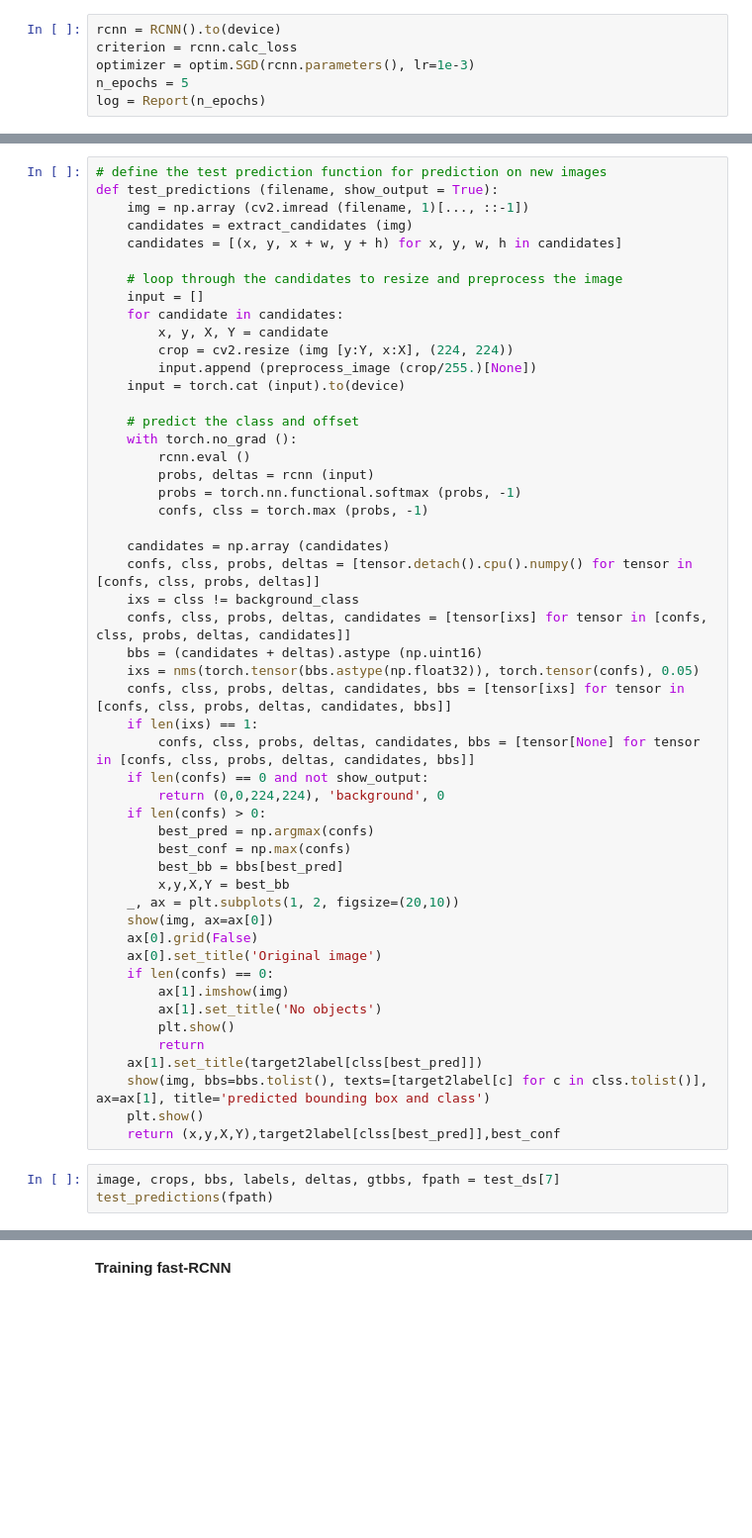
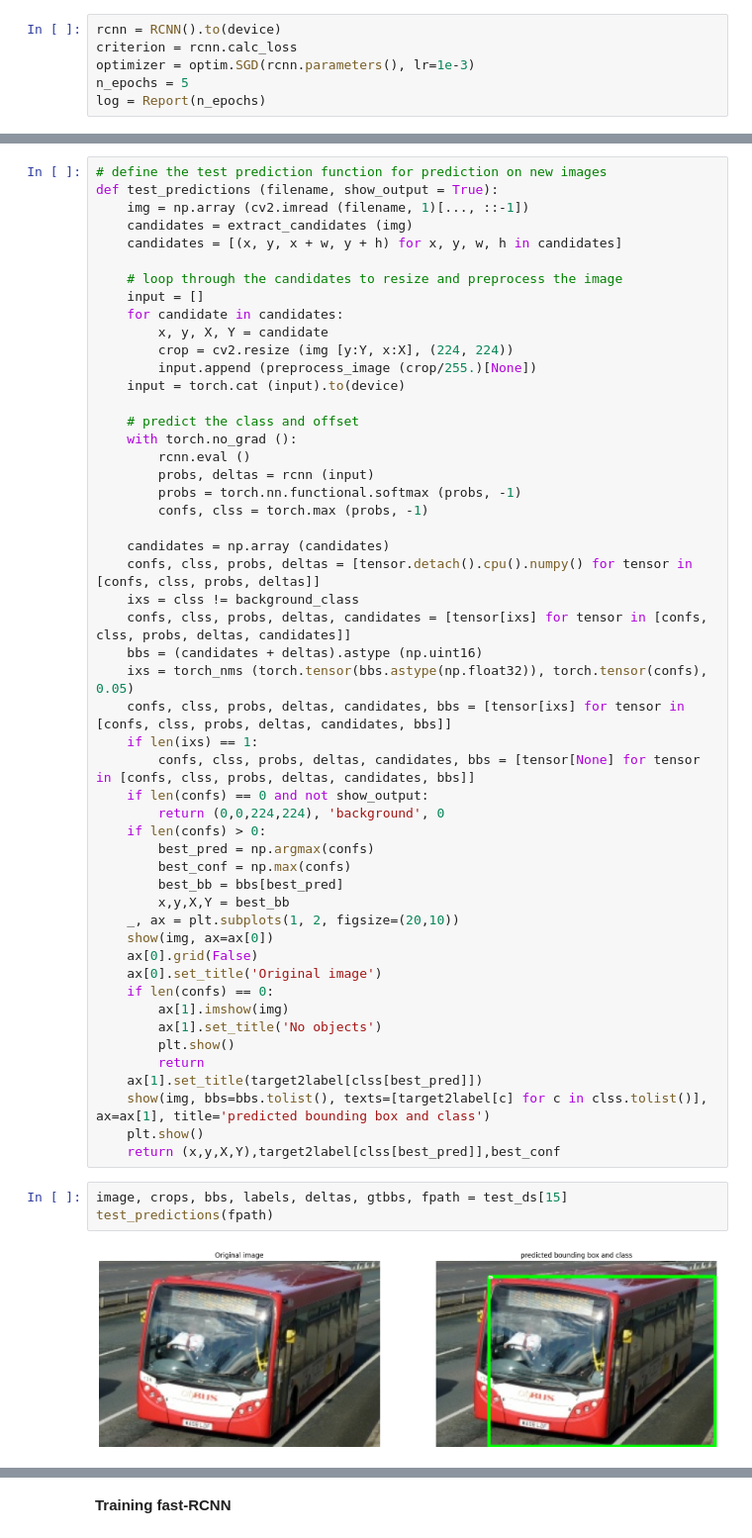
Before and after one commit to AleksandrMorozov123/Computer-vision-with-TensorFlow-Keras-and-OpenCV, a Jupyter notebook: object-detection-models-in-cv.ipynb, the cells around one changed output, grey strips where cells are left out. Shown at 99% size. Saved outputs shown, nothing was run; the diff lists cells and outputs as text; blank space fills up the shorter version.

```diff
--- a/object-detection-models-in-cv.ipynb
+++ b/object-detection-models-in-cv.ipynb
@@ -379,7 +378,7 @@ def test_predictions (filename, show_output = True):
     ixs = clss != background_class
     confs, clss, probs, deltas, candidates = [tensor[ixs] for tensor in [confs, clss, probs, deltas, candidates]]
     bbs = (candidates + deltas).astype (np.uint16)
-    ixs = nms(torch.tensor(bbs.astype(np.float32)), torch.tensor(confs), 0.05)
+    ixs = torch_nms (torch.tensor(bbs.astype(np.float32)), torch.tensor(confs), 0.05)
     confs, clss, probs, deltas, candidates, bbs = [tensor[ixs] for tensor in [confs, clss, probs, deltas, candidates, bbs]]
     if len(ixs) == 1:
         confs, clss, probs, deltas, candidates, bbs = [tensor[None] for tensor in [confs, clss, probs, deltas, candidates, bbs]]
@@ -404,6 +403,7 @@ def test_predictions (filename, show_output = True):
     plt.show()
     return (x,y,X,Y),target2label[clss[best_pred]],best_conf
 # %%
-image, crops, bbs, labels, deltas, gtbbs, fpath = test_ds[7]
+image, crops, bbs, labels, deltas, gtbbs, fpath = test_ds[15]
 test_predictions(fpath)
 # %% [output]
+[figure, added]
```
Also changed, not shown: parts of 11 cells of this notebook.
